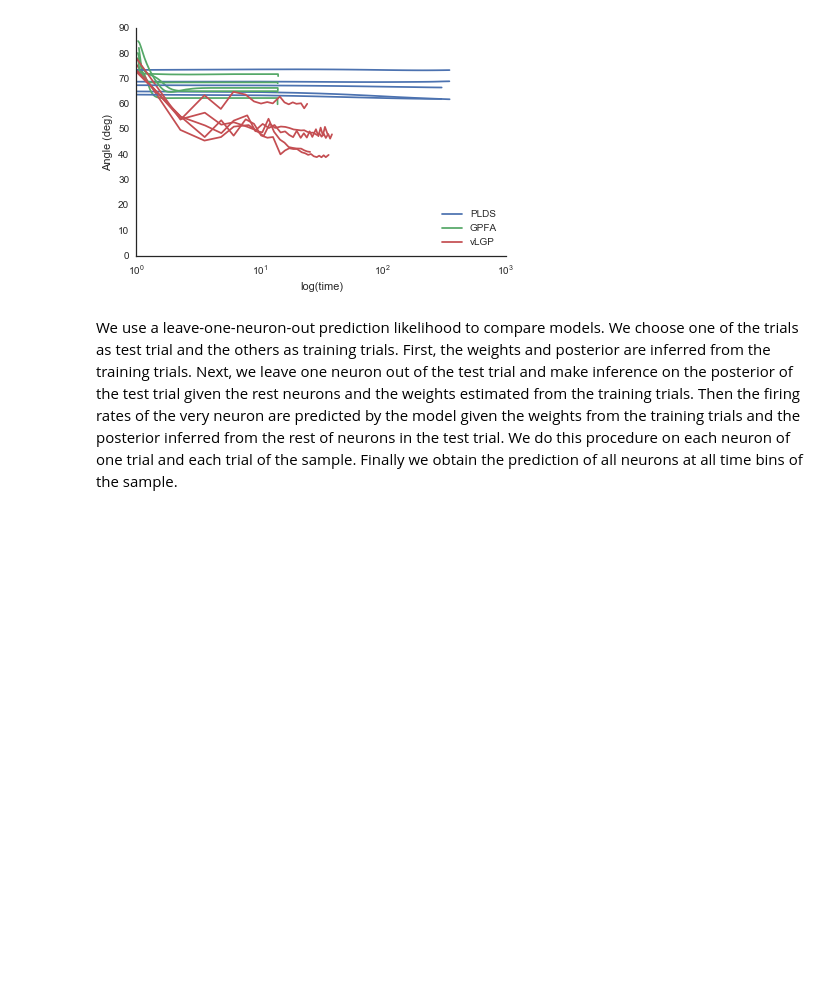
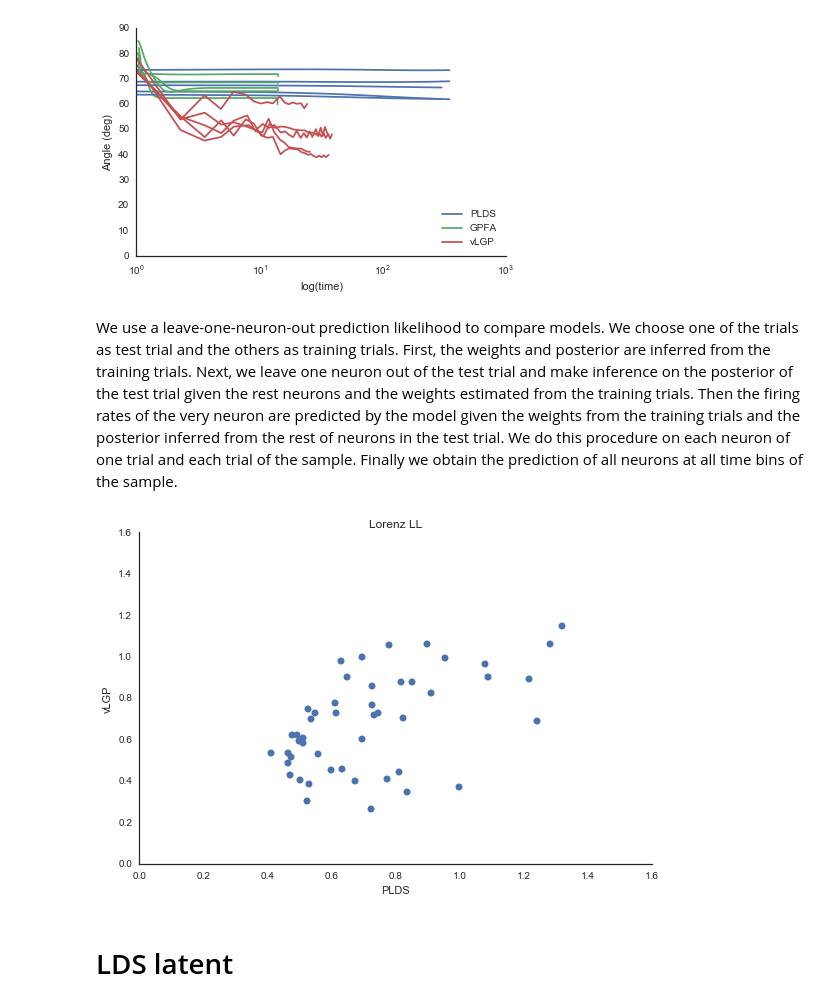
Before and after one commit to catniplab/vlgp, a Jupyter notebook: example.ipynb, the cells around one changed output. Drawn from its saved outputs; the diff is of its cells as text; code cells hidden in the pictures; blank space fills up the shorter version.

```diff
--- a/example.ipynb
+++ b/example.ipynb
@@ -185,3 +185,29 @@ print('Done.')
 lorenz_vLGP_cv = [loadmat('{}/lorenz_{}_vLGP_pred'.format(outputpath, i + 1), squeeze_me=True) for i in range(nsample)]
 lorenz_PLDS_cv = [loadmat('{}/lorenz_{}_PLDS_pred'.format(outputpath, i + 1), squeeze_me=True) for i in range(nsample)]
 lorenz_GPFA_cv = [loadmat('{}/lorenz_{}_GPFA_pred'.format(outputpath, i + 1), squeeze_me=True) for i in range(nsample)]
+# %%
+# Log-likelihood
+LL = np.zeros((nsample, ntrial, 3))
+y = np.zeros((nsample, ntrial, ntime, nspike), dtype=float)
+for i in range(nsample):
+    LL[i, :, 2] = np.nansum(stats.poisson.logpmf(lorenz_vLGP_cv[i]['y'], lorenz_vLGP_cv[i]['yhat']), axis=(1, 2))
+    LL[i, :, 1] = np.nansum(stats.poisson.logpmf(lorenz_vLGP_cv[i]['y'], lorenz_GPFA_cv[i]['yhat']**2), axis=(1, 2))
+    LL[i, :, 0] = np.nansum(stats.poisson.logpmf(lorenz_vLGP_cv[i]['y'], lorenz_PLDS_cv[i]['yhat']), axis=(1, 2))
+    y[i, :] = lorenz_vLGP_cv[i]['y']
+nullyhat = np.repeat(y.mean(axis=2), ntime, axis=2).reshape((nsample, ntrial, ntime, nspike))
+nullLL = np.nansum(stats.poisson.logpmf(y, nullyhat), axis=(2, 3))
+# %%
+plt.plot((LL[:, :, 0].ravel() - nullLL.ravel()) / ntime / np.log(2), (LL[:, :, 2].ravel() - nullLL.ravel()) / ntime / np.log(2), ls='', marker='o');
+sns.despine(right=True, top=True)
+# plt.axes().set_aspect('equal', 'datalim');
+plt.xlabel('PLDS');
+plt.ylabel('vLGP');
+plt.xlim([0, 1.6]);
+plt.ylim([0, 1.6]);
+plt.title('Lorenz LL');
+# plt.legend(loc='upper right');
+plt.tight_layout();
+# %% [output]
+[figure, added]
+# %% [markdown]
+# LDS latent
```
Also changed, not shown: parts of 12 cells of this notebook.
